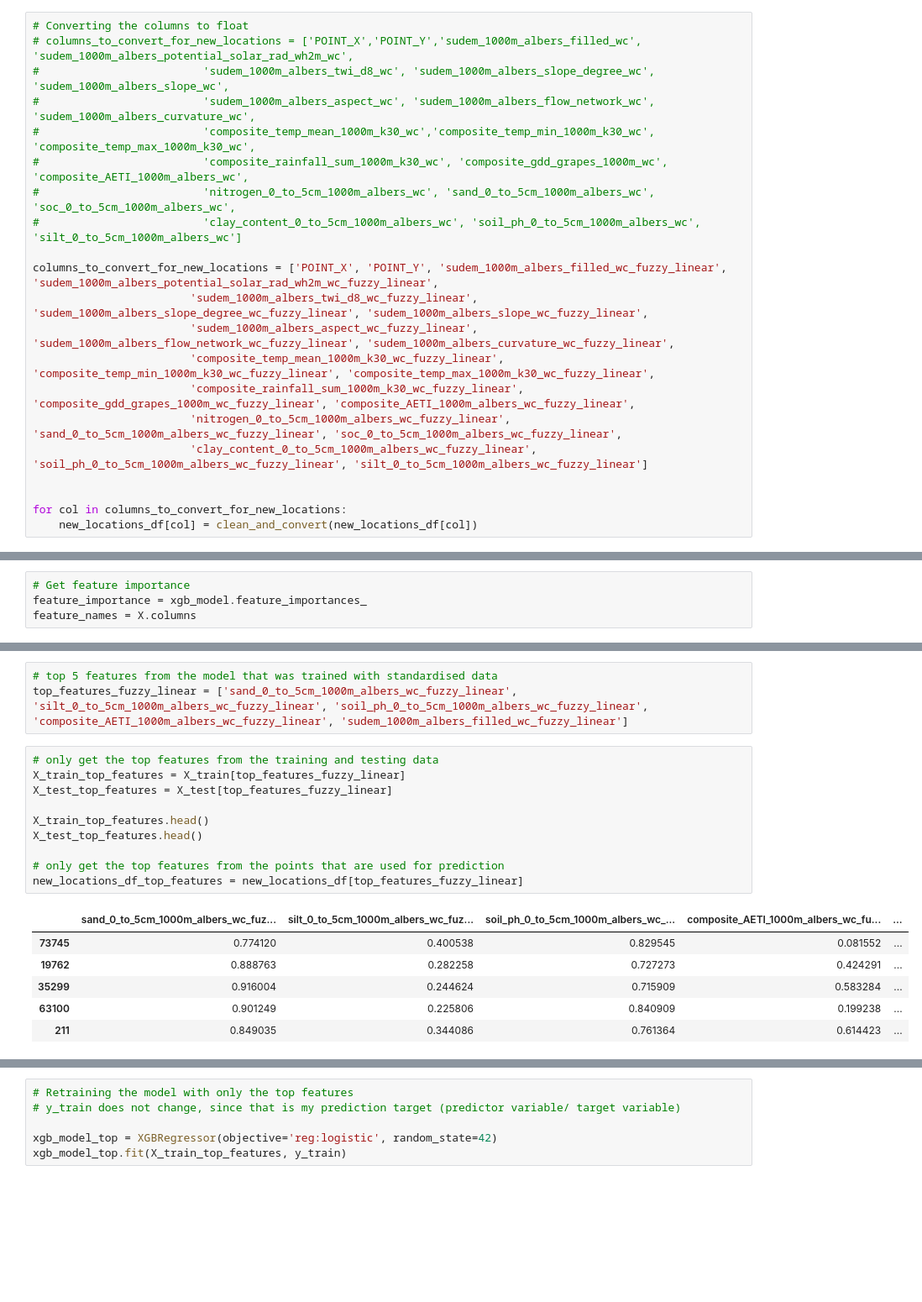
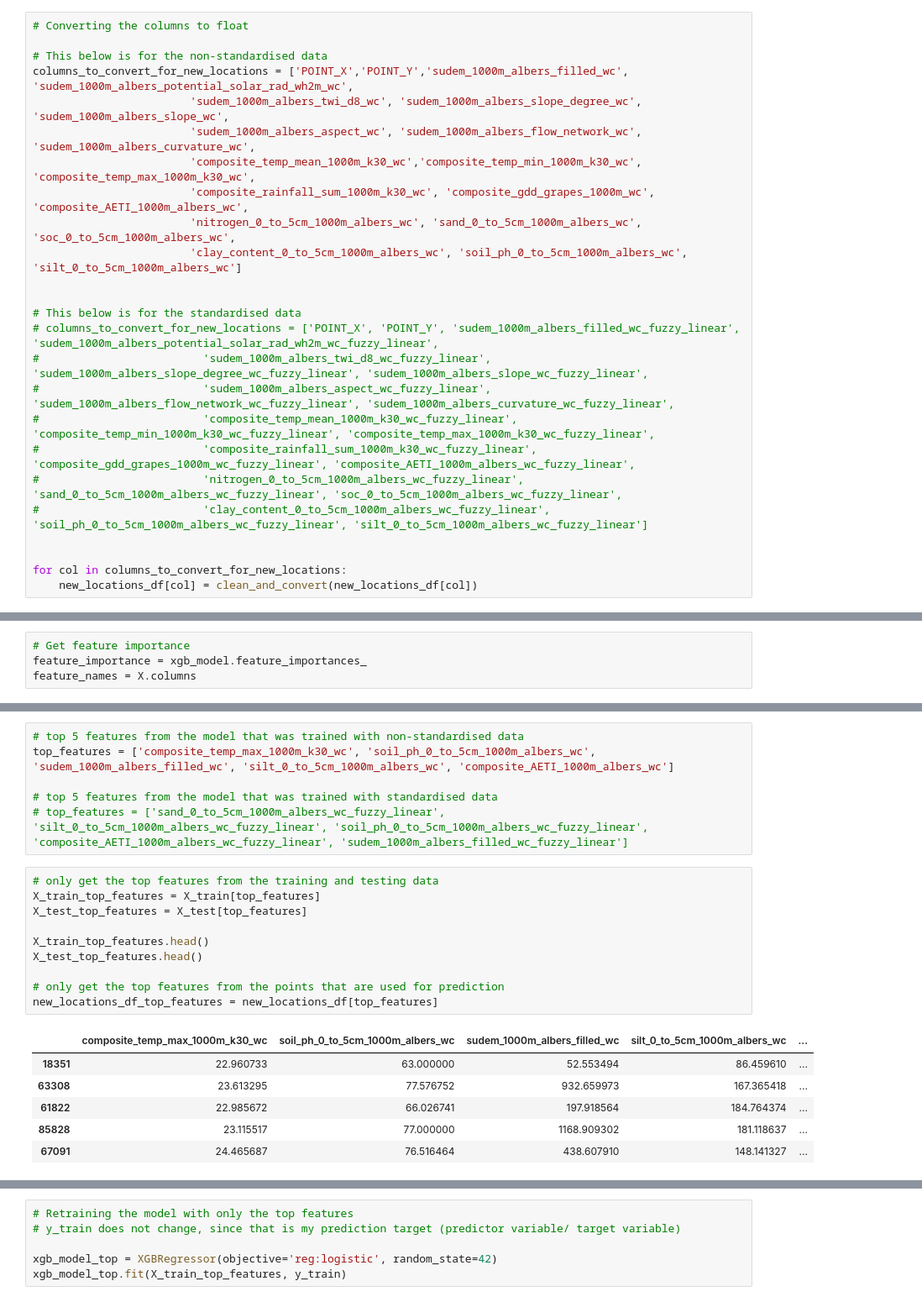
Before and after one commit to charlesmudima/vineyard-establishment-using-xgboost, a Jupyter notebook: models/xgboost-model-training-feature-seleciton.ipynb, the cells around one changed output, grey strips where cells are left out. Shown at 84% size. Saved outputs shown, nothing was run; the diff lists cells and outputs as text; blank space fills up the shorter version.

```diff
--- a/models/xgboost-model-training-feature-seleciton.ipynb
+++ b/models/xgboost-model-training-feature-seleciton.ipynb
@@ -731,21 +734,25 @@ new_locations_df.rename(columns={'composite_rainfall_sum_1000m_k30_wc_fuzzy_line
 new_locations_df = new_locations_df.drop(['ndvi_wc', 'euclidean_distance_roads_1000m_albers_wc', 'euclidean_distance_rivers_1000m_albers_wc'], axis=1)
 # %%
 # Converting the columns to float
-# columns_to_convert_for_new_locations = ['POINT_X','POINT_Y','sudem_1000m_albers_filled_wc', 'sudem_1000m_albers_potential_solar_rad_wh2m_wc',
-#                         'sudem_1000m_albers_twi_d8_wc', 'sudem_1000m_albers_slope_degree_wc', 'sudem_1000m_albers_slope_wc',
-#                         'sudem_1000m_albers_aspect_wc', 'sudem_1000m_albers_flow_network_wc', 'sudem_1000m_albers_curvature_wc',
-#                         'composite_temp_mean_1000m_k30_wc','composite_temp_min_1000m_k30_wc', 'composite_temp_max_1000m_k30_wc',
-#                         'composite_rainfall_sum_1000m_k30_wc', 'composite_gdd_grapes_1000m_wc', 'composite_AETI_1000m_albers_wc',
-#                         'nitrogen_0_to_5cm_1000m_albers_wc', 'sand_0_to_5cm_1000m_albers_wc', 'soc_0_to_5cm_1000m_albers_wc',
-#                         'clay_content_0_to_5cm_1000m_albers_wc', 'soil_ph_0_to_5cm_1000m_albers_wc', 'silt_0_to_5cm_1000m_albers_wc']
 
-columns_to_convert_for_new_locations = ['POINT_X', 'POINT_Y', 'sudem_1000m_albers_filled_wc_fuzzy_linear', 'sudem_1000m_albers_potential_solar_rad_wh2m_wc_fuzzy_linear',
-                        'sudem_1000m_albers_twi_d8_wc_fuzzy_linear', 'sudem_1000m_albers_slope_degree_wc_fuzzy_linear', 'sudem_1000m_albers_slope_wc_fuzzy_linear',
-                        'sudem_1000m_albers_aspect_wc_fuzzy_linear', 'sudem_1000m_albers_flow_network_wc_fuzzy_linear', 'sudem_1000m_albers_curvature_wc_fuzzy_linear',
-                        'composite_temp_mean_1000m_k30_wc_fuzzy_linear', 'composite_temp_min_1000m_k30_wc_fuzzy_linear', 'composite_temp_max_1000m_k30_wc_fuzzy_linear',
-                        'composite_rainfall_sum_1000m_k30_wc_fuzzy_linear', 'composite_gdd_grapes_1000m_wc_fuzzy_linear', 'composite_AETI_1000m_albers_wc_fuzzy_linear',
-                        'nitrogen_0_to_5cm_1000m_albers_wc_fuzzy_linear', 'sand_0_to_5cm_1000m_albers_wc_fuzzy_linear', 'soc_0_to_5cm_1000m_albers_wc_fuzzy_linear',
-                        'clay_content_0_to_5cm_1000m_albers_wc_fuzzy_linear', 'soil_ph_0_to_5cm_1000m_albers_wc_fuzzy_linear', 'silt_0_to_5cm_1000m_albers_wc_fuzzy_linear']
+# This below is for the non-standardised data
+columns_to_convert_for_new_locations = ['POINT_X','POINT_Y','sudem_1000m_albers_filled_wc', 'sudem_1000m_albers_potential_solar_rad_wh2m_wc',
+                        'sudem_1000m_albers_twi_d8_wc', 'sudem_1000m_albers_slope_degree_wc', 'sudem_1000m_albers_slope_wc',
+                        'sudem_1000m_albers_aspect_wc', 'sudem_1000m_albers_flow_network_wc', 'sudem_1000m_albers_curvature_wc',
+                        'composite_temp_mean_1000m_k30_wc','composite_temp_min_1000m_k30_wc', 'composite_temp_max_1000m_k30_wc',
+                        'composite_rainfall_sum_1000m_k30_wc', 'composite_gdd_grapes_1000m_wc', 'composite_AETI_1000m_albers_wc',
+                        'nitrogen_0_to_5cm_1000m_albers_wc', 'sand_0_to_5cm_1000m_albers_wc', 'soc_0_to_5cm_1000m_albers_wc',
+                        'clay_content_0_to_5cm_1000m_albers_wc', 'soil_ph_0_to_5cm_1000m_albers_wc', 'silt_0_to_5cm_1000m_albers_wc']
+
+
+# This below is for the standardised data
+# columns_to_convert_for_new_locations = ['POINT_X', 'POINT_Y', 'sudem_1000m_albers_filled_wc_fuzzy_linear', 'sudem_1000m_albers_potential_solar_rad_wh2m_wc_fuzzy_linear',
+#                         'sudem_1000m_albers_twi_d8_wc_fuzzy_linear', 'sudem_1000m_albers_slope_degree_wc_fuzzy_linear', 'sudem_1000m_albers_slope_wc_fuzzy_linear',
+#                         'sudem_1000m_albers_aspect_wc_fuzzy_linear', 'sudem_1000m_albers_flow_network_wc_fuzzy_linear', 'sudem_1000m_albers_curvature_wc_fuzzy_linear',
+#                         'composite_temp_mean_1000m_k30_wc_fuzzy_linear', 'composite_temp_min_1000m_k30_wc_fuzzy_linear', 'composite_temp_max_1000m_k30_wc_fuzzy_linear',
+#                         'composite_rainfall_sum_1000m_k30_wc_fuzzy_linear', 'composite_gdd_grapes_1000m_wc_fuzzy_linear', 'composite_AETI_1000m_albers_wc_fuzzy_linear',
+#                         'nitrogen_0_to_5cm_1000m_albers_wc_fuzzy_linear', 'sand_0_to_5cm_1000m_albers_wc_fuzzy_linear', 'soc_0_to_5cm_1000m_albers_wc_fuzzy_linear',
+#                         'clay_content_0_to_5cm_1000m_albers_wc_fuzzy_linear', 'soil_ph_0_to_5cm_1000m_albers_wc_fuzzy_linear', 'silt_0_to_5cm_1000m_albers_wc_fuzzy_linear']
 
 
 for col in columns_to_convert_for_new_locations:
@@ -1099,20 +1126,23 @@ Text(0.5, 1.0, 'Feature Importance')
 # %%
+# top 5 features from the model that was trained with non-standardised data
+top_features = ['composite_temp_max_1000m_k30_wc', 'soil_ph_0_to_5cm_1000m_albers_wc', 'sudem_1000m_albers_filled_wc', 'silt_0_to_5cm_1000m_albers_wc', 'composite_AETI_1000m_albers_wc']
+
 # top 5 features from the model that was trained with standardised data
-top_features_fuzzy_linear = ['sand_0_to_5cm_1000m_albers_wc_fuzzy_linear', 'silt_0_to_5cm_1000m_albers_wc_fuzzy_linear', 'soil_ph_0_to_5cm_1000m_albers_wc_fuzzy_linear', 'composite_AETI_1000m_albers_wc_fuzzy_linear', 'sudem_1000m_albers_filled_wc_fuzzy_linear']
+# top_features = ['sand_0_to_5cm_1000m_albers_wc_fuzzy_linear', 'silt_0_to_5cm_1000m_albers_wc_fuzzy_linear', 'soil_ph_0_to_5cm_1000m_albers_wc_fuzzy_linear', 'composite_AETI_1000m_albers_wc_fuzzy_linear', 'sudem_1000m_albers_filled_wc_fuzzy_linear']
 # %%
 # only get the top features from the training and testing data
-X_train_top_features = X_train[top_features_fuzzy_linear]
-X_test_top_features = X_test[top_features_fuzzy_linear]
+X_train_top_features = X_train[top_features]
+X_test_top_features = X_test[top_features]
 
 X_train_top_features.head()
 X_test_top_features.head()
 
 # only get the top features from the points that are used for prediction
-new_locations_df_top_features = new_locations_df[top_features_fuzzy_linear]
+new_locations_df_top_features = new_locations_df[top_features]
 # %% [output]
-|  | sand_0_to_5cm_1000m_albers_wc_fuz... | silt_0_to_5cm_1000m_albers_wc_fuz... | soil_ph_0_to_5cm_1000m_albers_wc_... | composite_AETI_1000m_albers_wc_fu... | ... |
-| 73745 | 0.774120 | 0.400538 | 0.829545 | 0.081552 | ... |
-| 19762 | 0.888763 | 0.282258 | 0.727273 | 0.424291 | ... |
-| 35299 | 0.916004 | 0.244624 | 0.715909 | 0.583284 | ... |
-| 63100 | 0.901249 | 0.225806 | 0.840909 | 0.199238 | ... |
-| 211 | 0.849035 | 0.344086 | 0.761364 | 0.614423 | ... |
+|  | composite_temp_max_1000m_k30_wc | soil_ph_0_to_5cm_1000m_albers_wc | sudem_1000m_albers_filled_wc | silt_0_to_5cm_1000m_albers_wc | ... |
+| 18351 | 22.960733 | 63.000000 | 52.553494 | 86.459610 | ... |
+| 63308 | 23.613295 | 77.576752 | 932.659973 | 167.365418 | ... |
+| 61822 | 22.985672 | 66.026741 | 197.918564 | 184.764374 | ... |
+| 85828 | 23.115517 | 77.000000 | 1168.909302 | 181.118637 | ... |
+| 67091 | 24.465687 | 76.516464 | 438.607910 | 148.141327 | ... |
```
Also changed, not shown: parts of 47 cells of this notebook, 3 other files.
